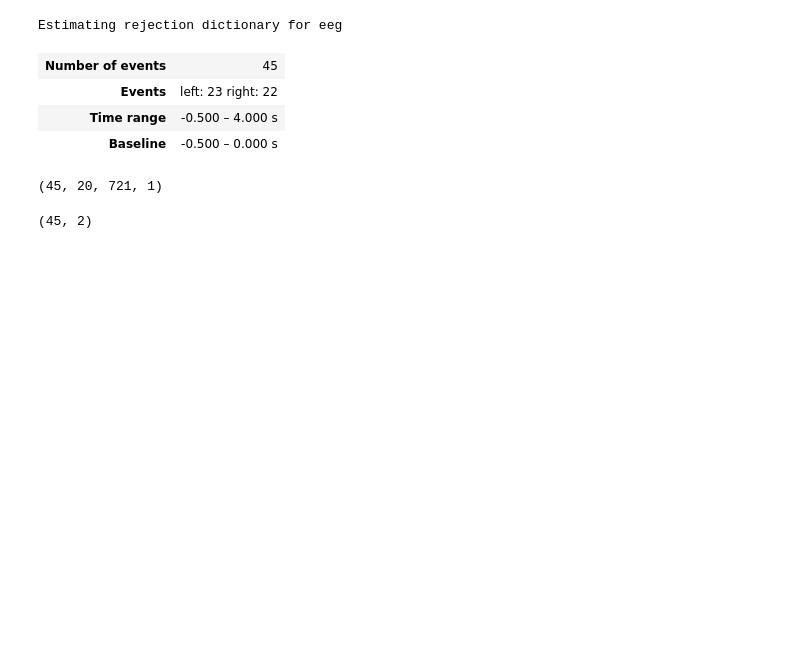
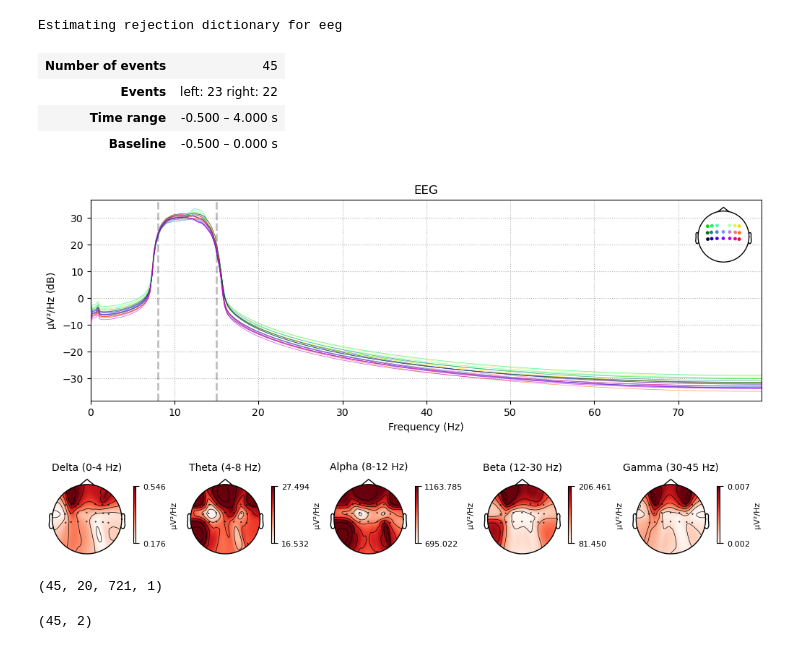
Before and after one commit to WasupolHengsritawat/MI-DRL, a Jupyter notebook: csp.ipynb, the cells around one changed output. Cells and saved outputs as stored; diff of their text form; code cells hidden in the pictures; blank space fills up the shorter version.

```diff
--- a/main.ipynb
+++ b/csp.ipynb
@@ -70,7 +74,11 @@ def load_data(subject_id:list, task_id:list, montage_name:str):
     return raw_data
 # %%
 # --- Data Details ---
-subject_id = ["001"]
+subject_id = []
+for i in range(1,2):
+    subject_id.append(f'{i:003d}')
+print(subject_id)
+
 task_id = ["04", "08", "12"]
 
 # --- Set Montage ---
@@ -103,29 +113,28 @@ streams.compute_psd().plot_topomap();
 def preprocessing(raws_data, event, chans_selected:list):
     # --- Apply Re-reference by Common Average Reference (CAR) ---
     streams = raws_data.copy().set_eeg_reference('average', projection=True)
-    streams.apply_proj()
 
     # --- Filter Data ---
     stream_filter = streams.copy().filter(l_freq=8.0, h_freq=15.0, method = 'iir', iir_params= {"order": 6, "ftype":'butter'})
 
-    # --- Apply ICA ---
-    ica = mne.preprocessing.ICA(n_components=63, random_state=97, max_iter=800)
-    ica.fit(stream_filter.copy())
+    # # --- Apply ICA ---
+    # ica = mne.preprocessing.ICA(n_components=63, random_state=97, max_iter=800)
+    # ica.fit(stream_filter.copy())
 
-    # --- Find Bad Components ---
-    bad_idx, scores = ica.find_bads_eog(stream_filter.copy(), ch_name='T9', threshold=1.5)
+    # # --- Find Bad Components ---
+    # bad_idx, scores = ica.find_bads_eog(stream_filter.copy(), ch_name='T9', threshold=1.5)
 
-    # --- Remove Bad Components ---
-    ica.exclude = bad_idx
+    # # --- Remove Bad Components ---
+    # ica.exclude = bad_idx
 
-    # --- Apply ICA to Filtered Data ---
-    stream_ica = ica.apply(stream_filter.copy(),exclude=ica.exclude)
+    # # --- Apply ICA to Filtered Data ---
+    # stream_ica = ica.apply(stream_filter.copy(),exclude=ica.exclude)
 
     # --- Events ---
     events, event_dict = mne.events_from_annotations(stream_filter)
 
     # --- Epoch ---
-    epochs = mne.Epochs(stream_ica.copy().filter(l_freq=8, h_freq=15.0, method = 'iir', iir_params= {"order": 6, "ftype":'butter'}), events, tmin = -0.5, tmax = 4,
+    epochs = mne.Epochs(stream_filter.copy().filter(l_freq=8, h_freq=15.0, method = 'iir', iir_params= {"order": 6, "ftype":'butter'}), events, tmin = -0.5, tmax = 4,
                     event_id = event, preload= True, verbose=False, event_repeated='drop')
 
     # --- Selected channels are interested ---
@@ -154,6 +163,12 @@ Estimating rejection dictionary for eeg
 | Events | left: 23 right: 22 |
 | Time range | -0.500 – 4.000 s |
 | Baseline | -0.500 – 0.000 s |
+# %%
+epochs.compute_psd().plot()
+epochs.compute_psd().plot_topomap();
+# %% [output]
+[figure, added]
+[figure, added]
 # %%
 data = epochs.get_data(copy=True)
 
```
Also changed, not shown: parts of 20 cells of this notebook, 1 other file.
